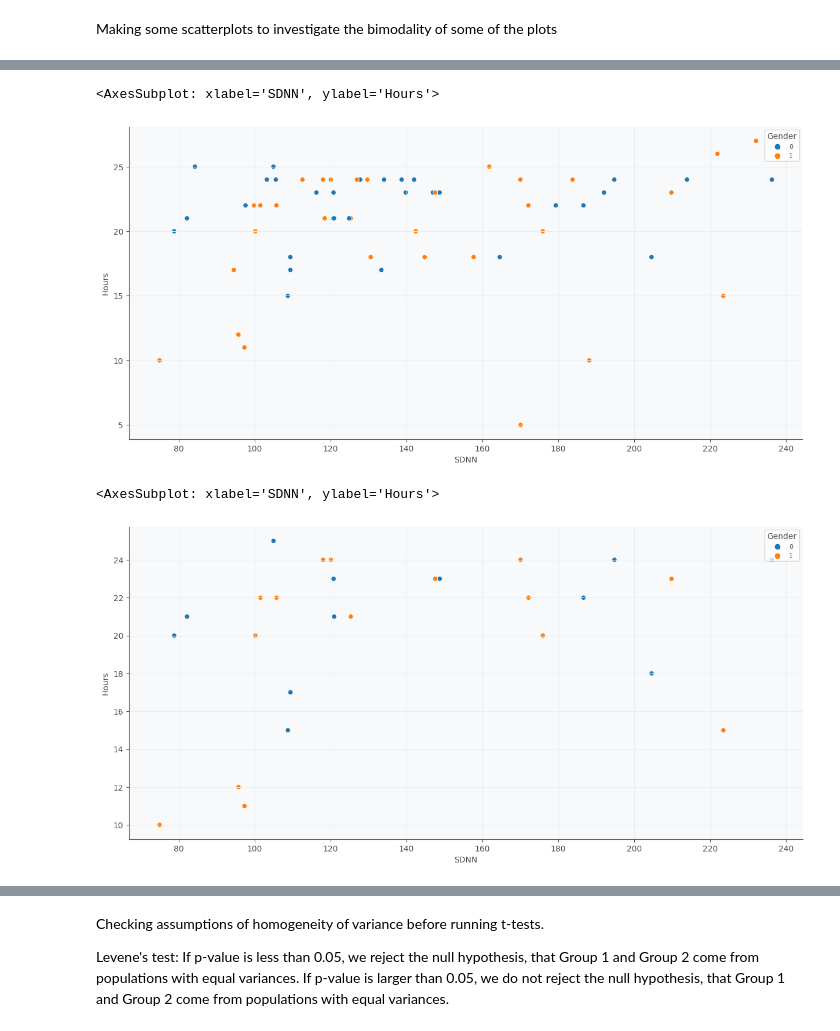
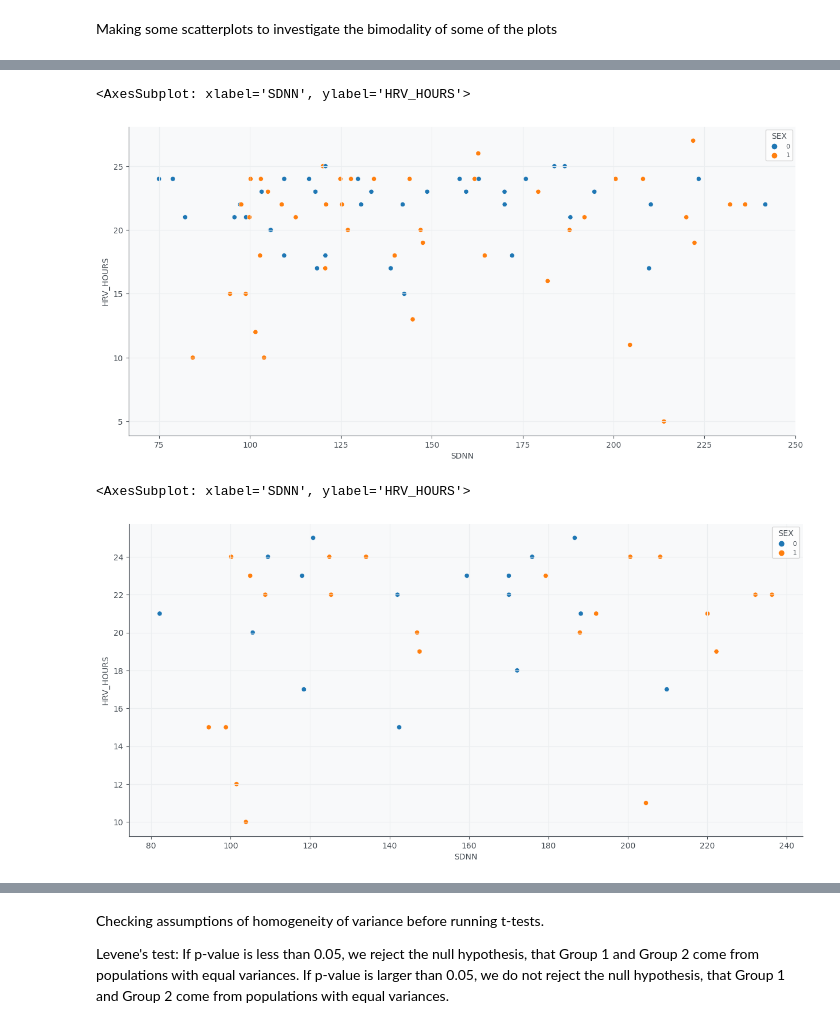
Before and after one commit to GacildaAnne/Thesis-ADHD-HRV, a Jupyter notebook: Thesis_code.ipynb, the cells around one changed output, grey strips where cells are left out. Saved outputs shown, nothing was run; the diff lists cells and outputs as text; code cells hidden in the pictures.

```diff
--- a/Thesis_code.ipynb
+++ b/Thesis_code.ipynb
@@ -462,19 +462,19 @@ sns.scatterplot(x=HRV_df['SDNN'], y=HRV_df['Hours'], hue=HRV_df['ADHD'], legend=
 # %%
 # Scatterplot. SDNN on x-axis, HRV_HOURS on y-axis
 fig, ax = plt.subplots(figsize=(15, 7))
 
-sns.scatterplot(x=HRV_df['SDNN'], y=HRV_df['Hours'], hue=HRV_df['Gender'], legend='full', ax=ax)
+sns.scatterplot(x=HRV_df['SDNN'], y=HRV_df['HRV_HOURS'], hue=HRV_df['SEX'], legend='full', ax=ax)
 # %% [output]
-<AxesSubplot: xlabel='SDNN', ylabel='Hours'>
+<AxesSubplot: xlabel='SDNN', ylabel='HRV_HOURS'>
-[figure, old version]
+[figure, new version]
 # %%
 # Scatterplot. SDNN on x-axis, HRV_HOURS on y-axis
 fig, ax = plt.subplots(figsize=(15, 7))
 
-sns.scatterplot(x=adhd['SDNN'], y=adhd['Hours'], hue=adhd['Gender'], legend='full', ax=ax)
+sns.scatterplot(x=adhd['SDNN'], y=adhd['HRV_HOURS'], hue=adhd['SEX'], legend='full', ax=ax)
 # %% [output]
-<AxesSubplot: xlabel='SDNN', ylabel='Hours'>
+<AxesSubplot: xlabel='SDNN', ylabel='HRV_HOURS'>
-[figure, old version]
+[figure, new version]
 # %%
 # Scatterplot. SDNN on x-axis, HRV_HOURS on y-axis
 fig, ax = plt.subplots(figsize=(15, 7))
```
Also changed, not shown: parts of 5 cells of this notebook.
